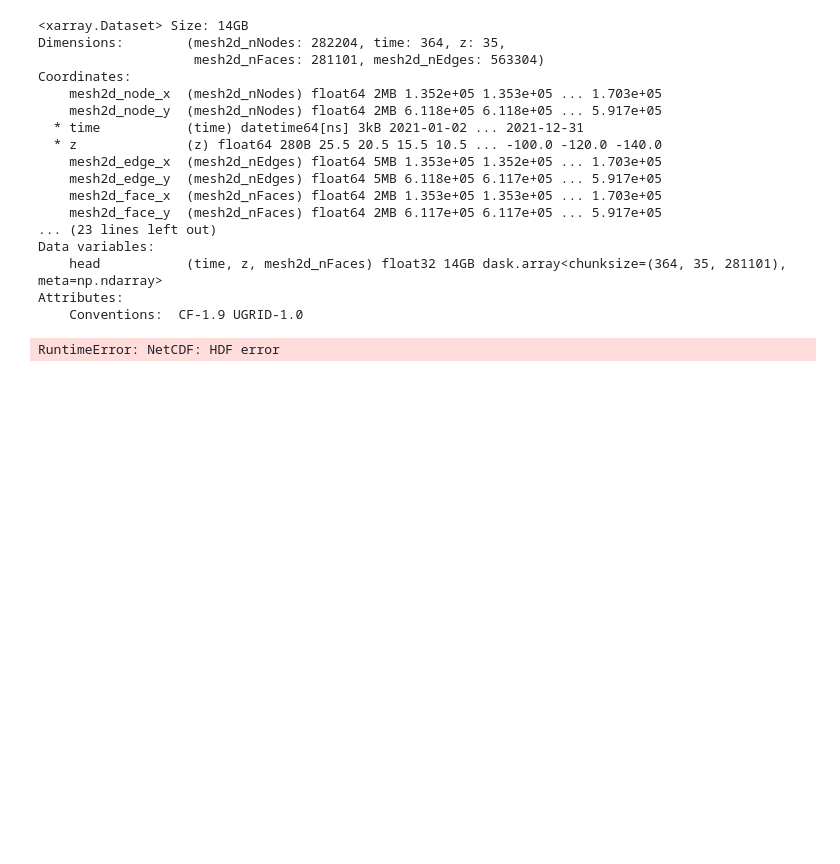
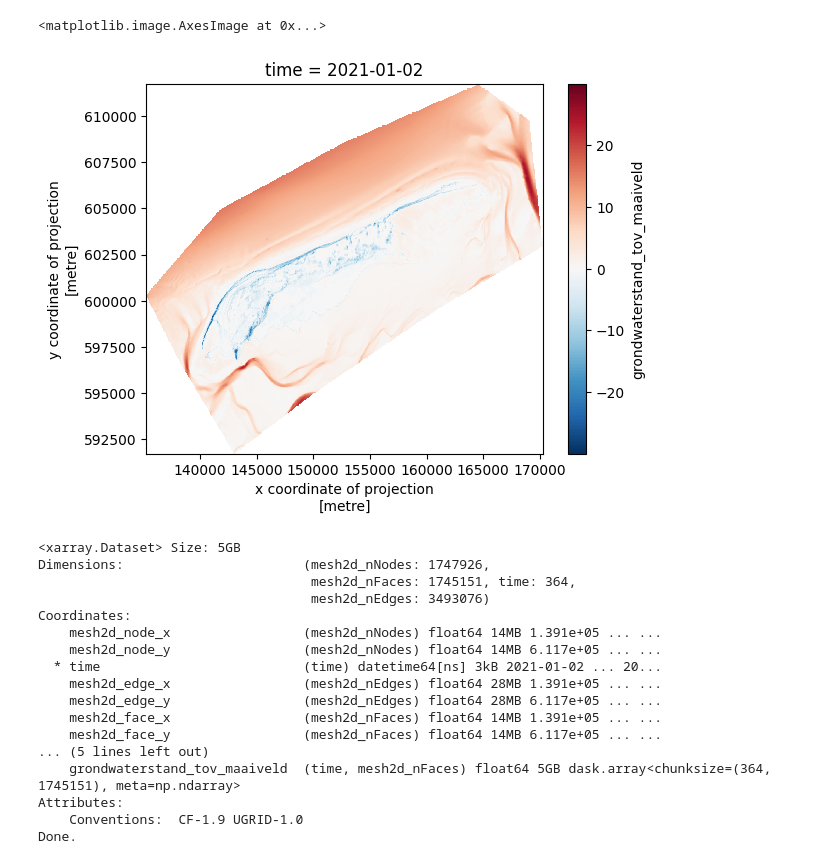
Before and after one commit to Deltares-research/decoimpact_examples, a Jupyter notebook: preprocessing/IMOD_conv_to_Ugrid_Netcdf.ipynb, the cells around one changed output. Drawn from its saved outputs; the diff is of its cells as text; code cells hidden in the pictures; blank space fills up the shorter version.

```diff
--- a/preprocessing/IMOD_conv_to_Ugrid_Netcdf.ipynb
+++ b/preprocessing/IMOD_conv_to_Ugrid_Netcdf.ipynb
@@ -27,0 +45,21 @@ crs_code = "epsg:4326"                           #coordinate system applicable t
+# %%
+#Calculate upper freatic groundwater level
+# Credits : Janneke Pouwels, Huite Bootsma
+# links : https://deltares.github.io/imod-python/_modules/imod/select/layers.html#upper_active_layer
+# p drive: p:\11207941-005-terschelling-model\Archive\2023-06-22 Aanleveren data\VoorMaaike_sept23\Aanleveren ugrid_v3.py
+
+## Freatische grondwaterstand berekenen
+with xr.open_dataset(ds_in, chunks={"time": 1}) as heads:
+    heads_layer = heads.swap_dims({"z": "layer"})
+    upper_active_layer = imod.select.upper_active_layer(heads_layer["head"].isel(time=0), is_ibound=False)
+
+    heads_freatic = heads_layer.where(heads_layer.layer == upper_active_layer)
+
+    #select layer value without nan values
+    heads_freatic = heads_freatic.min("layer")
+
+dataset = xr.Dataset()
+dataset['grondwaterstand'] = heads_freatic["head"]
+
+#present the data
+dataset['grondwaterstand'].isel(time=0).plot.imshow()
@@ -27,0 +69,6 @@ crs_code = "epsg:4326"                           #coordinate system applicable t
+# %%
+#regird the data based on the bathymetry
+multilin_regridder = imod.prepare.Regridder(method = "multilinear", ) # prepare
+da_regridded = multilin_regridder.regrid(dataset['grondwaterstand'], maaiveld_ds_fv["maaiveld"])
+da_regridded = da_regridded.rename("grondwaterstand")
+da_regridded.isel(time =0).plot.imshow()
@@ -27,0 +78,17 @@ crs_code = "epsg:4326"                           #coordinate system applicable t
+# %%
+#make dataset grondwaterstand and maaiveld
+dataset_combined = xr.merge([da_regridded, maaiveld_ds_fv], compat="identical")
+dataset_combined["grondwaterstand_tov_maaiveld"] = dataset_combined["grondwaterstand"] - dataset_combined["maaiveld"]
+
+#clip the dataset by a bounding box of the model
+min_x = dataset.x.min().item() ; max_x = dataset.x.max().item()
+min_y = dataset.y.min().item() ; max_y = dataset.y.max().item()
+
+dataset_combined_mdim = dataset_combined.rio.clip_box(min_x,min_y,max_x,max_y)
+dataset_combined_mdim = dataset_combined_mdim.drop("spatial_ref")
+
+# show result
+dataset_combined_mdim["grondwaterstand_tov_maaiveld"].isel(time=0).plot.imshow()
+# %% [output]
+<matplotlib.image.AxesImage at 0x...>
+[figure, added]
@@ -32,34 +106,34 @@ cwd = os.getcwd()
 DEI.set_root(root = cwd)
 
 #read Netcdf
-region_dict = {"imod": ds_in}
+region_dict = {"imod": temp_output_name}
 DEI.setup_ugrid(region = region_dict, crs = crs_code)
+DEI._mesh2d = DEI._mesh2d.dropna(dim = "mesh2d_nFaces", how = 'all')
 print(DEI._mesh2d)
 
 
 #export result
-DEI.write_mesh(fn_temp = "example_output_data/temporary_file.nc", fn_ecoimpact = "example_output_data/"+ds_out)
+DEI.write_mesh(fn_temp = "example_output_data/temporary_file_.nc", fn_ecoimpact = "example_output_data/" + ds_out)
 
 print("Done.")
 # %% [output]
-<xarray.Dataset> Size: 14GB
-Dimensions:        (mesh2d_nNodes: 282204, time: 364, z: 35,
-                    mesh2d_nFaces: 281101, mesh2d_nEdges: 563304)
+<xarray.Dataset> Size: 5GB
+Dimensions:                       (mesh2d_nNodes: 1747926,
+                                   mesh2d_nFaces: 1745151, time: 364,
+                                   mesh2d_nEdges: 3493076)
 Coordinates:
-    mesh2d_node_x  (mesh2d_nNodes) float64 2MB 1.352e+05 1.353e+05 ... 1.703e+05
-    mesh2d_node_y  (mesh2d_nNodes) float64 2MB 6.118e+05 6.118e+05 ... 5.917e+05
-  * time           (time) datetime64[ns] 3kB 2021-01-02 ... 2021-12-31
-  * z              (z) float64 280B 25.5 20.5 15.5 10.5 ... -100.0 -120.0 -140.0
-    mesh2d_edge_x  (mesh2d_nEdges) float64 5MB 1.353e+05 1.352e+05 ... 1.703e+05
-    mesh2d_edge_y  (mesh2d_nEdges) float64 5MB 6.118e+05 6.117e+05 ... 5.917e+05
-    mesh2d_face_x  (mesh2d_nFaces) float64 2MB 1.353e+05 1.353e+05 ... 1.703e+05
-    mesh2d_face_y  (mesh2d_nFaces) float64 2MB 6.117e+05 6.117e+05 ... 5.917e+05
-... (23 lines left out)
-Data variables:
-    head           (time, z, mesh2d_nFaces) float32 14GB dask.array<chunksize=(364, 35, 281101), meta=np.ndarray>
+    mesh2d_node_x                 (mesh2d_nNodes) float64 14MB 1.391e+05 ... ...
+    mesh2d_node_y                 (mesh2d_nNodes) float64 14MB 6.117e+05 ... ...
+  * time                          (time) datetime64[ns] 3kB 2021-01-02 ... 20...
+    mesh2d_edge_x                 (mesh2d_nEdges) float64 28MB 1.391e+05 ... ...
+    mesh2d_edge_y                 (mesh2d_nEdges) float64 28MB 6.117e+05 ... ...
+    mesh2d_face_x                 (mesh2d_nFaces) float64 14MB 1.391e+05 ... ...
+    mesh2d_face_y                 (mesh2d_nFaces) float64 14MB 6.117e+05 ... ...
+... (5 lines left out)
+    grondwaterstand_tov_maaiveld  (time, mesh2d_nFaces) float64 5GB dask.array<chunksize=(364, 1745151), meta=np.ndarray>
 Attributes:
     Conventions:  CF-1.9 UGRID-1.0
+Done.
-RuntimeError: NetCDF: HDF error
 # %%
 #visualize results
 with xu.open_mfdataset("example_output_data/"+ds_out) as result:
```
Also changed, not shown: parts of 9 cells of this notebook, 2 other files.
